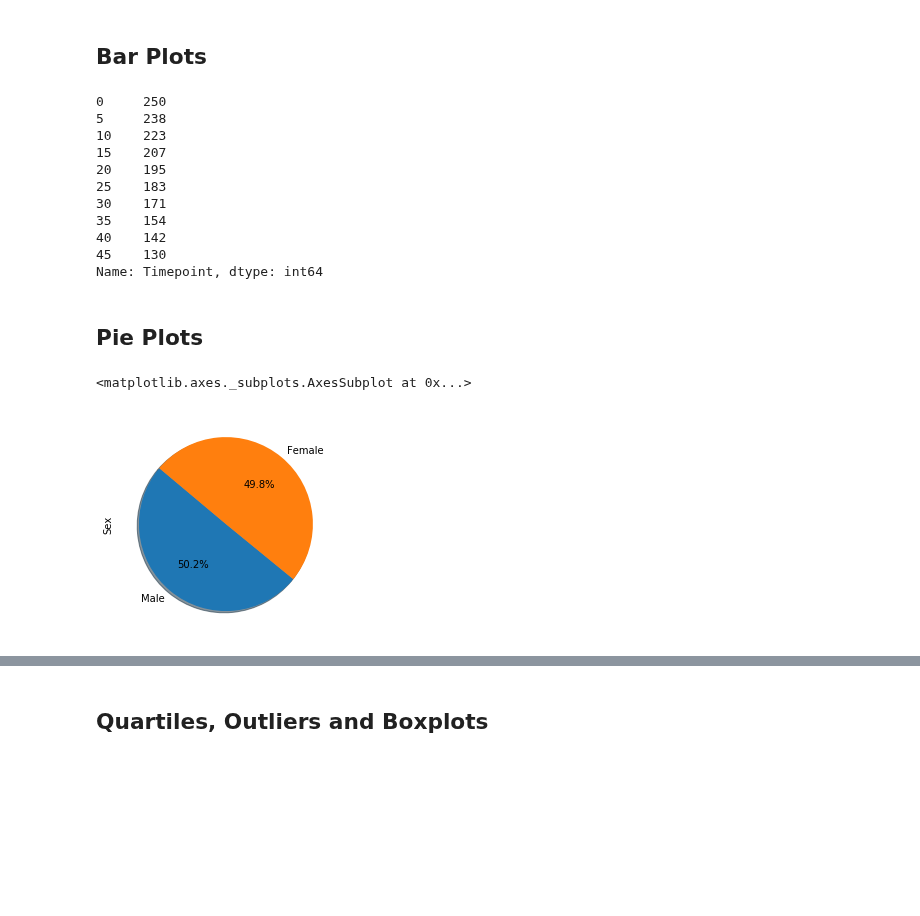
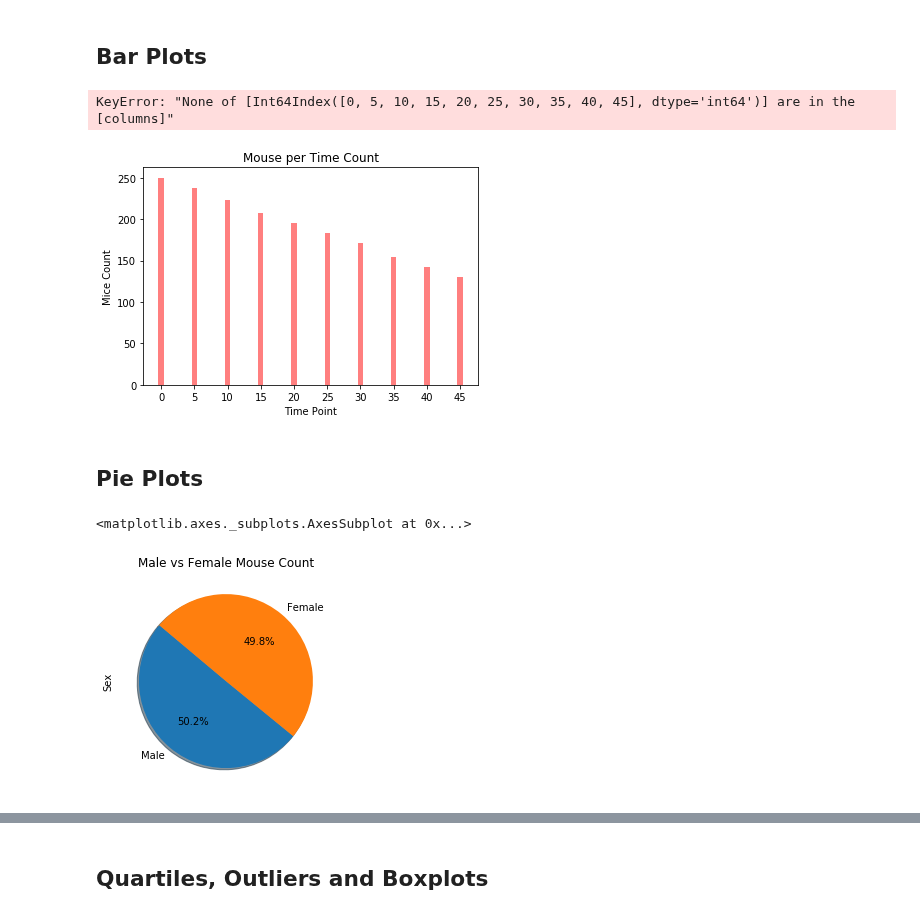
Before and after one commit to olivesun1213/Matplotlib, a Jupyter notebook: Unit 05 - Matplotlib_Homework_Instructions_Pymaceuticals_pymaceuticals_starter.ipynb, the cells around one changed output, grey strips where cells are left out. Drawn from its saved outputs; the diff is of its cells as text; code cells hidden in the pictures; blank space fills up the shorter version.

```diff
--- a/Unit 05 - Matplotlib_Homework_Instructions_Pymaceuticals_pymaceuticals_starter.ipynb
+++ b/Unit 05 - Matplotlib_Homework_Instructions_Pymaceuticals_pymaceuticals_starter.ipynb
@@ -93,32 +74,33 @@ New_Number_of_Mice
 ## Bar Plots
 # %%
 # Generate a bar plot showing the number of mice per time point for each treatment throughout the course of the study using pandas.
+x_axis=combined_file["Timepoint"].unique()
+y_axis=combined_file.groupby('Timepoint')['Mouse ID'].count()
+
+bar=combined_file.plot.bar(x=combined_file["Timepoint"].unique(),y=combined_file.groupby('Timepoint')['Mouse ID'].count(),rot=0)
+# %% [output]
+KeyError: "None of [Int64Index([0, 5, 10, 15, 20, 25, 30, 35, 40, 45], dtype='int64')] are in the [columns]"
 # %%
 # Generate a bar plot showing the number of mice per time point for each treatment throughout the course of the study using pyplot.
-#plt.bar(combined_file["Timepoint"],combined_file["Mouse ID"].sum(), color='r', alpha=0.5, align="center")
-
-
-x_axis=combined_file["Timepoint"].value_counts()
-x_axis
+x_axis=combined_file["Timepoint"].unique()
+y_axis=combined_file.groupby('Timepoint')['Mouse ID'].count()
+plt.bar(x_axis, y_axis, color='r', alpha=0.5, align="center")
+plt.title("Mouse per Time Count")
+plt.xlabel("Time Point")
+plt.ylabel("Mice Count")
+plt.xticks(x_axis)
+plt.show()
 # %% [output]
-0     250
-5     238
-10    223
-15    207
-20    195
-25    183
-30    171
-35    154
-40    142
-45    130
-Name: Timepoint, dtype: int64
+[figure, added]
 # %% [markdown]
 ## Pie Plots
 # %%
 # Generate a pie plot showing the distribution of female versus male mice using pandas
-newtable["Sex"].value_counts().plot(kind='pie', y='Sex',autopct='%1.1f%%',shadow=True, startangle=140)
+pie=newtable["Sex"].value_counts().plot(kind='pie',autopct='%1.1f%%',shadow=True, startangle=140, title="Male vs Female Mouse Count")
+
+pie
 # %% [output]
 <matplotlib.axes._subplots.AxesSubplot at 0x...>
-[figure, old version]
+[figure, new version]
 # %%
 # Generate a pie plot showing the distribution of female versus male mice using pyplot
```
Also changed, not shown: parts of 3 cells of this notebook, 1 other file.
